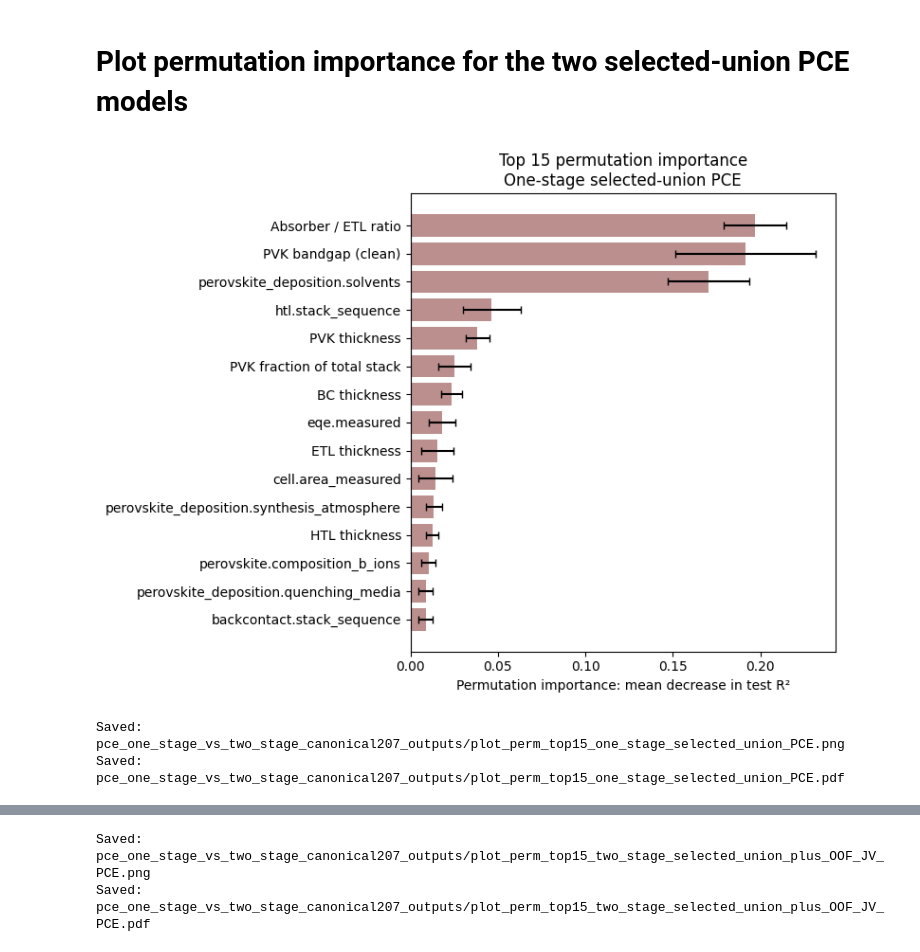
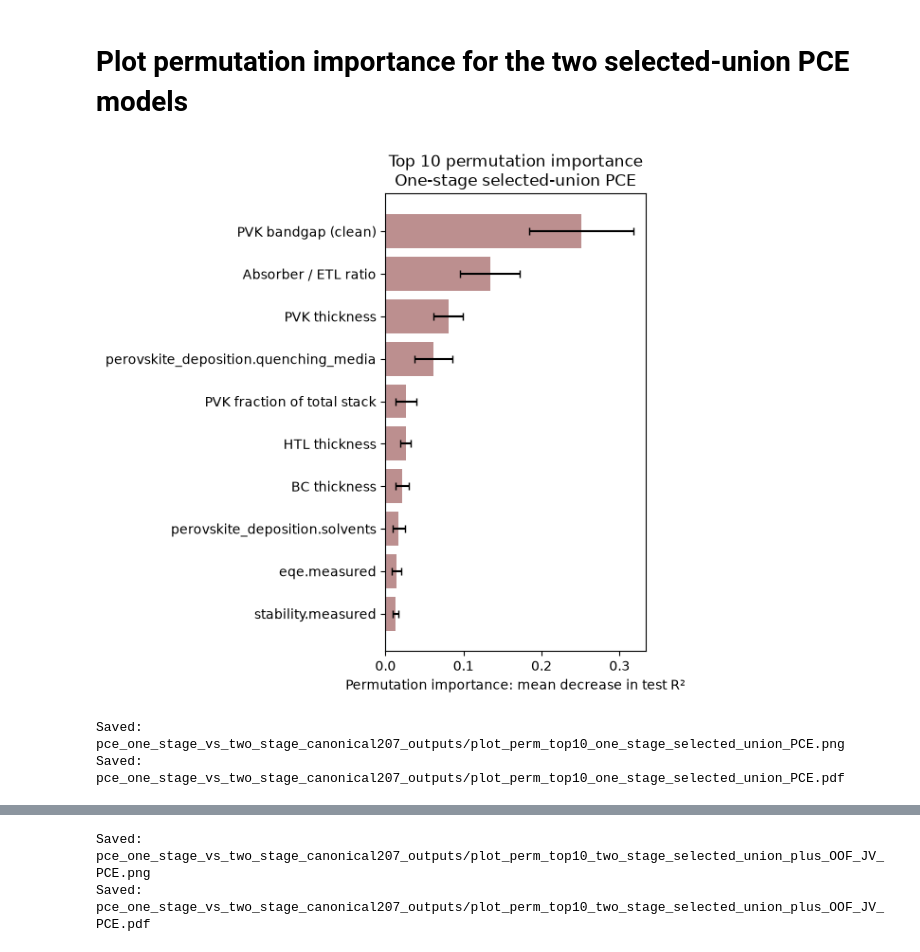
Before and after one commit to rosy-tea/COMP0191_Dissertation, a Jupyter notebook: notebooks/05_PCE_one_stage_vs_two_stage_latest_component_features.ipynb, the cells around one changed output, grey strips where cells are left out. Cells and saved outputs as stored; diff of their text form; code cells hidden in the pictures.

Commit message:
Update final thesis experiment notebooks

```diff
--- a/notebooks/05_PCE_one_stage_vs_two_stage_latest_component_features.ipynb
+++ b/notebooks/05_PCE_one_stage_vs_two_stage_latest_component_features.ipynb
@@ -59,9 +29,9 @@ OUTPUT_DIR.mkdir(exist_ok=True)
 SELECTED_FEATURE_FILES = {
     "Jsc": COMPONENT_FEATURE_DIR / "jsc_selected_top20.csv",
     "Voc": COMPONENT_FEATURE_DIR / "voc_selected_top20.csv",
-    "FF": COMPONENT_FEATURE_DIR / "ff_selected_top40.csv",
+    "FF": COMPONENT_FEATURE_DIR / "ff_selected_top30.csv",
 }
-EXPECTED_SELECTED_COUNTS = {"Jsc": 20, "Voc": 20, "FF": 40}
+EXPECTED_SELECTED_COUNTS = {"Jsc": 20, "Voc": 20, "FF": 30}
 
 # Main repeated held-out evaluation.
 HOLDOUT_SEEDS = list(range(10))
@@ -203,7 +166,7 @@ def load_selected_feature_csv(path, target_name, expected_count):
     if not path.exists():
         raise FileNotFoundError(
             f"Missing {target_name} selected-feature file: {path}\n"
-            "Run notebook 03 through the feature-export cells first, and keep "
+            "Run notebook 04 through the feature-export cells first, and keep "
             "the component_feature_selection_outputs folder beside this notebook."
         )
 
@@ -525,7 +488,10 @@ def make_rf_pipeline(X, rf_random_state=RF_RANDOM_STATE):
     ])
 
     categorical_transformer = Pipeline([
-        ("imputer", SimpleImputer(strategy="most_frequent")),
+        ("to_object", FunctionTransformer(
+            lambda x: x.astype(object), validate=False
+        )),
+        ("imputer", SimpleImputer(strategy="constant", fill_value="Missing")),
         ("to_string", FunctionTransformer(lambda x: x.astype(str), validate=False)),
         ("onehot", make_onehot_encoder()),
     ])
@@ -663,7 +629,7 @@ for split_seed in HOLDOUT_SEEDS:
         "split_seed": split_seed,
         "model": "one_stage_selected_union_PCE",
         "stage": "one_stage",
-        "feature_input": "union_of_Jsc20_Voc20_FF40",
+        "feature_input": "union_of_Jsc20_Voc20_FF30",
         "n_train": len(train_idx),
         "n_test": len(test_idx),
         "n_raw_features": X_train_sel.shape[1],
@@ -1153,7 +1119,7 @@ OUTPUT_DIR = Path("pce_one_stage_vs_two_stage_canonical207_outputs")
 perm_path = OUTPUT_DIR / "pce_selected_permutation_summary.csv"
 perm_summary = pd.read_csv(perm_path)
 
-TOP_N = 15
+TOP_N = 10
 
 MODEL_LABELS = {
     "one_stage_selected_union_PCE": "One-stage selected-union PCE",
@@ -1175,7 +1141,7 @@ def pretty_feature_name(x):
     }
     return replacements.get(x, x)
 
-def plot_perm_topn(model_name, top_n=15):
+def plot_perm_topn(model_name, top_n=10):
     d = (
         perm_summary
         .loc[perm_summary["model"] == model_name]
@@ -1189,34 +1155,34 @@ def plot_perm_topn(model_name, top_n=15):
 
     # reverse so largest appears at top
     d = d.iloc[::-1]
 
-    plt.figure(figsize=(8, 6))
+    plt.figure(figsize=(6, 6))
     plt.barh(
         d["plot_name"],
         d["importance_mean_across_splits"],
         xerr=d["importance_std_across_splits"],
         capsize=3, color='rosybrown'
     )
 
     plt.xlabel("Permutation importance: mean decrease in test R²")
     plt.ylabel("")
     plt.title(f"Top {top_n} permutation importance\n{MODEL_LABELS.get(model_name, model_name)}")
     plt.axvline(0, linewidth=0.8)
     plt.tight_layout()
 
     out_png = OUTPUT_DIR / f"plot_perm_top{top_n}_{model_name}.png"
     out_pdf = OUTPUT_DIR / f"plot_perm_top{top_n}_{model_name}.pdf"
 
     plt.savefig(out_png, dpi=300, bbox_inches="tight")
     plt.savefig(out_pdf, bbox_inches="tight")
     plt.show()
 
     print("Saved:", out_png)
     print("Saved:", out_pdf)
 
 plot_perm_topn("one_stage_selected_union_PCE", top_n=TOP_N)
 plot_perm_topn("two_stage_selected_union_plus_OOF_JV_PCE", top_n=TOP_N)
 # %% [output]
-[figure, old version]
+[figure, new version]
-Saved: pce_one_stage_vs_two_stage_canonical207_outputs/plot_perm_top15_one_stage_selected_union_PCE.png
-Saved: pce_one_stage_vs_two_stage_canonical207_outputs/plot_perm_top15_one_stage_selected_union_PCE.pdf
+Saved: pce_one_stage_vs_two_stage_canonical207_outputs/plot_perm_top10_one_stage_selected_union_PCE.png
+Saved: pce_one_stage_vs_two_stage_canonical207_outputs/plot_perm_top10_one_stage_selected_union_PCE.pdf
@@ -1224,2 +1190,2 @@ Saved: pce_one_stage_vs_two_stage_canonical207_outputs/plot_perm_top15_one_stage
-Saved: pce_one_stage_vs_two_stage_canonical207_outputs/plot_perm_top15_two_stage_selected_union_plus_OOF_JV_PCE.png
-Saved: pce_one_stage_vs_two_stage_canonical207_outputs/plot_perm_top15_two_stage_selected_union_plus_OOF_JV_PCE.pdf
+Saved: pce_one_stage_vs_two_stage_canonical207_outputs/plot_perm_top10_two_stage_selected_union_plus_OOF_JV_PCE.png
+Saved: pce_one_stage_vs_two_stage_canonical207_outputs/plot_perm_top10_two_stage_selected_union_plus_OOF_JV_PCE.pdf
```
Also changed, not shown: parts of 11 cells of this notebook, 9 other files.
